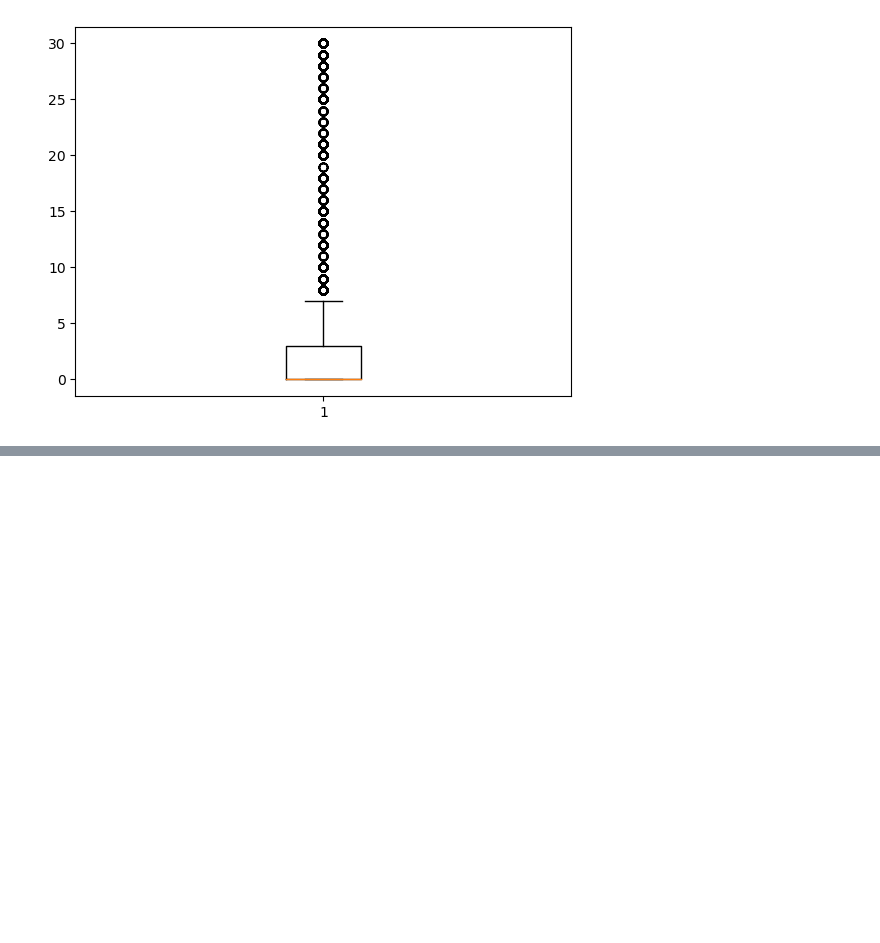
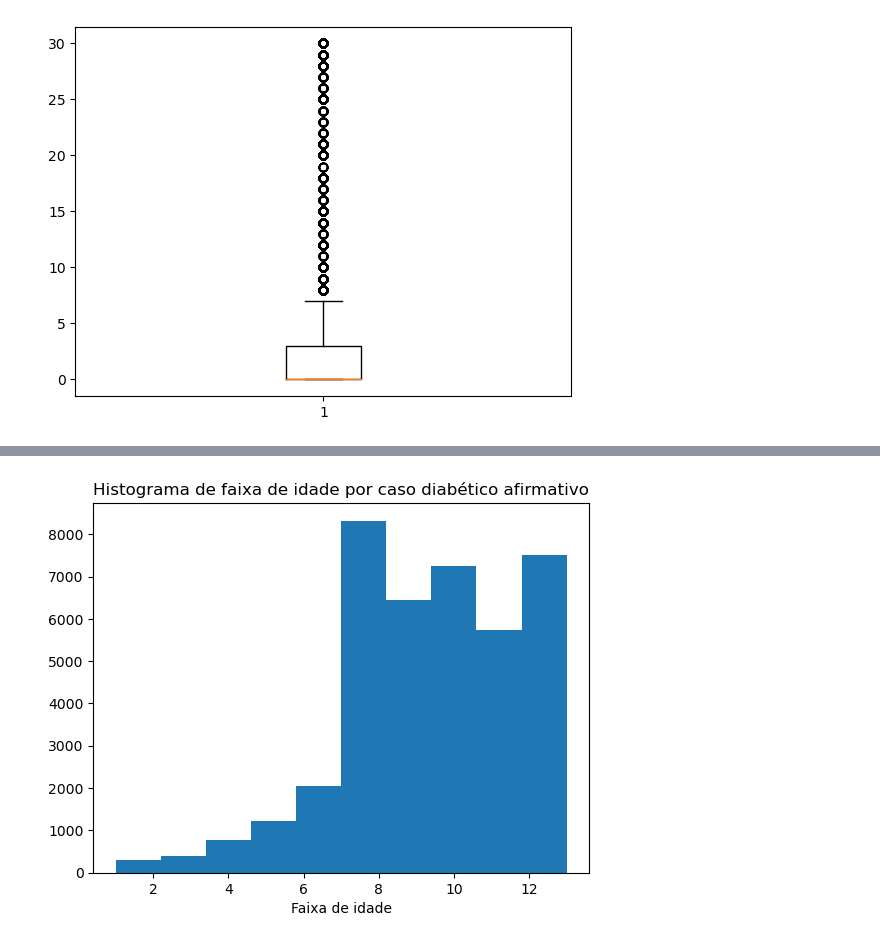
Before and after one commit to v1torsantana/DataScience-Sprint-1.2, a Jupyter notebook: script.ipynb, the cells around one changed output, grey strips where cells are left out. Saved outputs shown, nothing was run; the diff lists cells and outputs as text; code cells hidden in the pictures; blank space fills up the shorter version.

```diff
--- a/script.ipynb
+++ b/script.ipynb
@@ -153,0 +97,7 @@ KeyboardInterrupt:
+# %%
+plt.hist(df['Age'][df['Diabetes_012']>0])
+plt.title('Histograma de faixa de idade por caso diabético afirmativo')
+plt.xlabel('Faixa de idade')
+plt.show()
+# %% [output]
+[figure, added]
```
Also changed, not shown: parts of 6 cells of this notebook.
